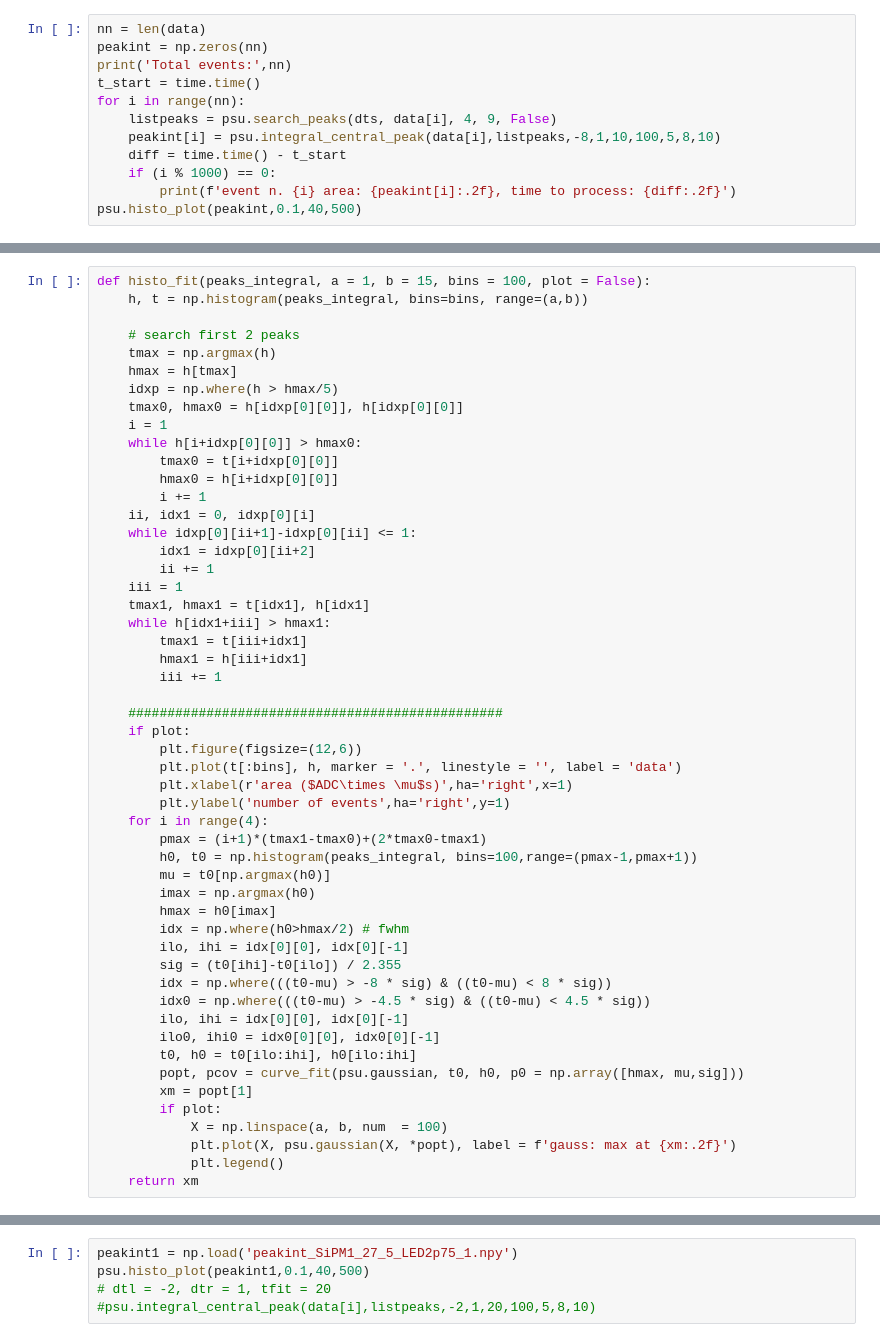
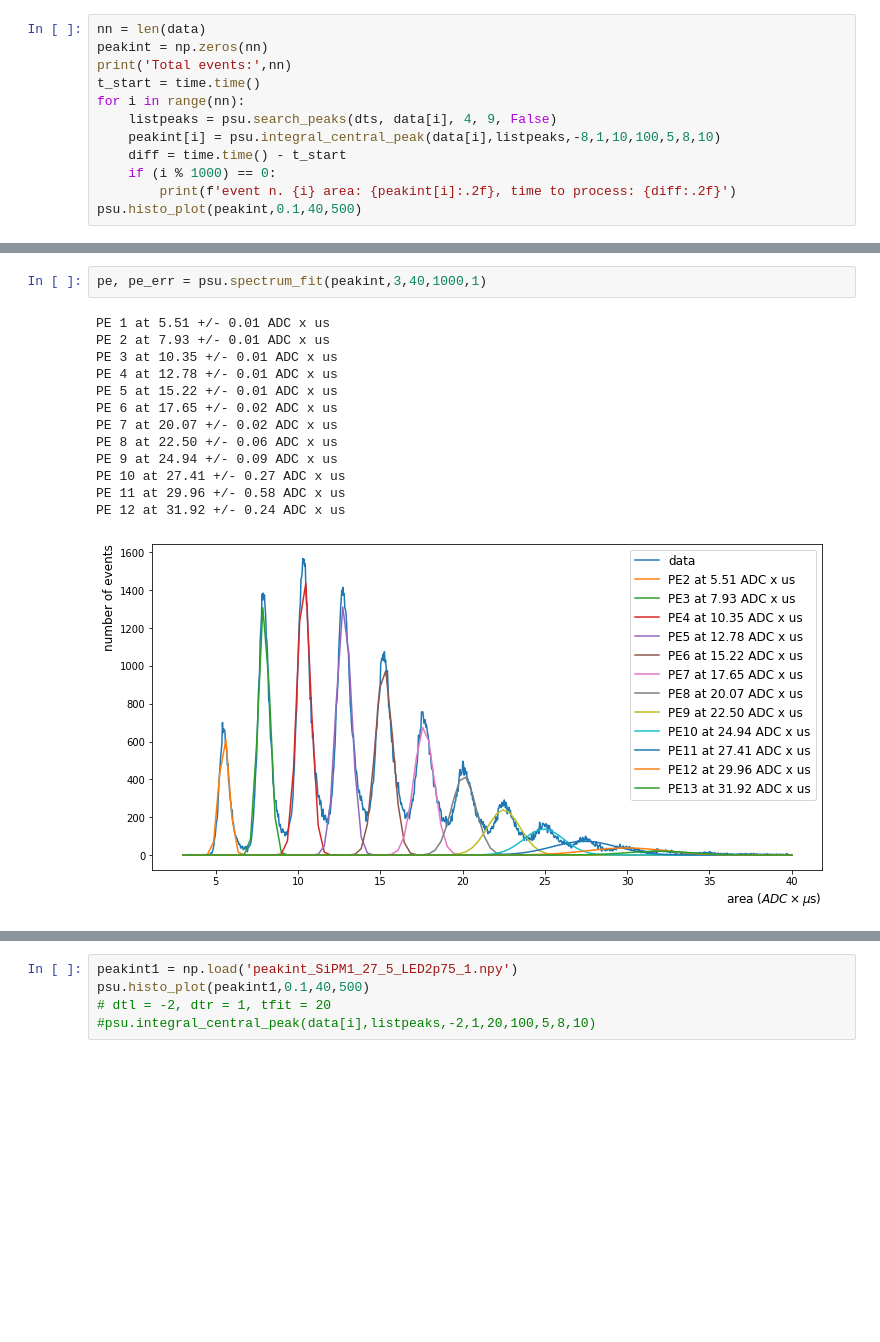
Before and after one commit to valerioda/abalone, a Jupyter notebook: process_sipm_signals_dled.ipynb, the cells around one changed output, grey strips where cells are left out. Saved outputs shown, nothing was run; the diff lists cells and outputs as text; blank space fills up the shorter version.

```diff
--- a/process_sipm_signals_dled.ipynb
+++ b/process_sipm_signals_dled.ipynb
@@ -49,52 +45,16 @@ histo_fit(peakint,3,30,1000,1)
-# %%
-def histo_fit(peaks_integral, a = 1, b = 15, bins = 100, plot = False):
-    h, t = np.histogram(peaks_integral, bins=bins, range=(a,b))
-
-    # search first 2 peaks
-    tmax = np.argmax(h)
-    hmax = h[tmax]
-    idxp = np.where(h > hmax/5)
-    tmax0, hmax0 = h[idxp[0][0]], h[idxp[0][0]]
-    i = 1
-    while h[i+idxp[0][0]] > hmax0:
-        tmax0 = t[i+idxp[0][0]]
-        hmax0 = h[i+idxp[0][0]]
-        i += 1
-    ii, idx1 = 0, idxp[0][i]
-    while idxp[0][ii+1]-idxp[0][ii] <= 1:
-        idx1 = idxp[0][ii+2]
-        ii += 1
-    iii = 1
-    tmax1, hmax1 = t[idx1], h[idx1]
-    while h[idx1+iii] > hmax1:
-        tmax1 = t[iii+idx1]
-        hmax1 = h[iii+idx1]
-        iii += 1
-
-    ################################################
-    if plot:
-        plt.figure(figsize=(12,6))
-        plt.plot(t[:bins], h, marker = '.', linestyle = '', label = 'data')
-        plt.xlabel(r'area ($ADC\times \mu$s)',ha='right',x=1)
-        plt.ylabel('number of events',ha='right',y=1)
-    for i in range(4):
-        pmax = (i+1)*(tmax1-tmax0)+(2*tmax0-tmax1)
-        h0, t0 = np.histogram(peaks_integral, bins=100,range=(pmax-1,pmax+1))
-        mu = t0[np.argmax(h0)]
-        imax = np.argmax(h0)
-        hmax = h0[imax]
-        idx = np.where(h0>hmax/2) # fwhm
-        ilo, ihi = idx[0][0], idx[0][-1]
-        sig = (t0[ihi]-t0[ilo]) / 2.355
-        idx = np.where(((t0-mu) > -8 * sig) & ((t0-mu) < 8 * sig))
-        idx0 = np.where(((t0-mu) > -4.5 * sig) & ((t0-mu) < 4.5 * sig))
-        ilo, ihi = idx[0][0], idx[0][-1]
-        ilo0, ihi0 = idx0[0][0], idx0[0][-1]
-        t0, h0 = t0[ilo:ihi], h0[ilo:ihi]
-        popt, pcov = curve_fit(psu.gaussian, t0, h0, p0 = np.array([hmax, mu,sig]))
-        xm = popt[1]
-        if plot:
-            X = np.linspace(a, b, num  = 100)
-            plt.plot(X, psu.gaussian(X, *popt), label = f'gauss: max at {xm:.2f}')
-            plt.legend()
-    return xm
+# %%
+pe, pe_err = psu.spectrum_fit(peakint,3,40,1000,1)
+# %% [output]
+PE 1 at 5.51 +/- 0.01 ADC x us
+PE 2 at 7.93 +/- 0.01 ADC x us
+PE 3 at 10.35 +/- 0.01 ADC x us
+PE 4 at 12.78 +/- 0.01 ADC x us
+PE 5 at 15.22 +/- 0.01 ADC x us
+PE 6 at 17.65 +/- 0.02 ADC x us
+PE 7 at 20.07 +/- 0.02 ADC x us
+PE 8 at 22.50 +/- 0.06 ADC x us
+PE 9 at 24.94 +/- 0.09 ADC x us
+PE 10 at 27.41 +/- 0.27 ADC x us
+PE 11 at 29.96 +/- 0.58 ADC x us
+PE 12 at 31.92 +/- 0.24 ADC x us
+[figure, added]
```
Also changed, not shown: parts of 3 cells of this notebook, 1 other file.
